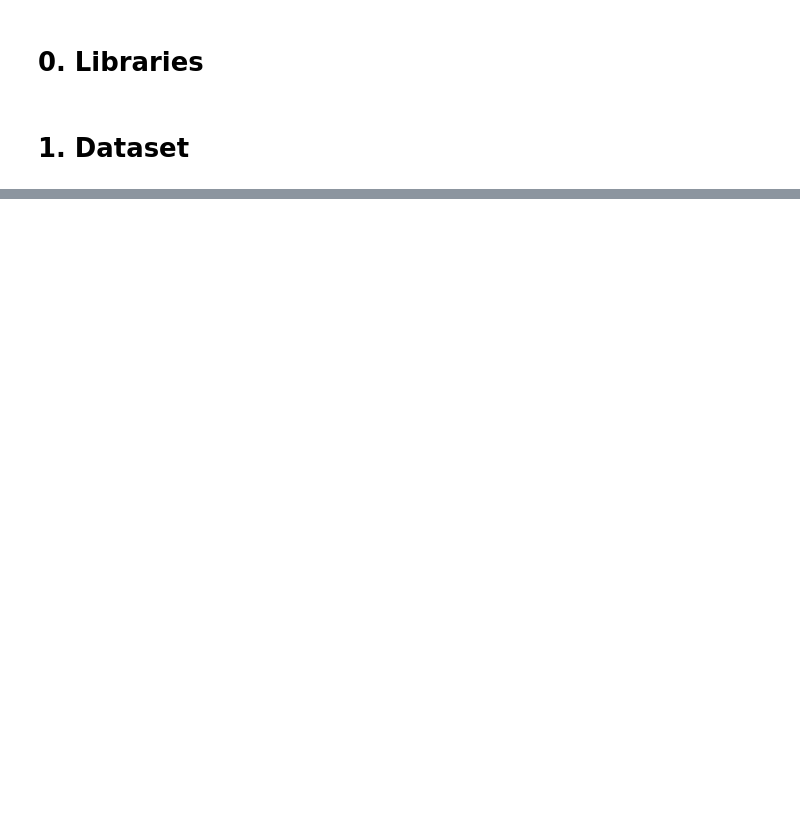
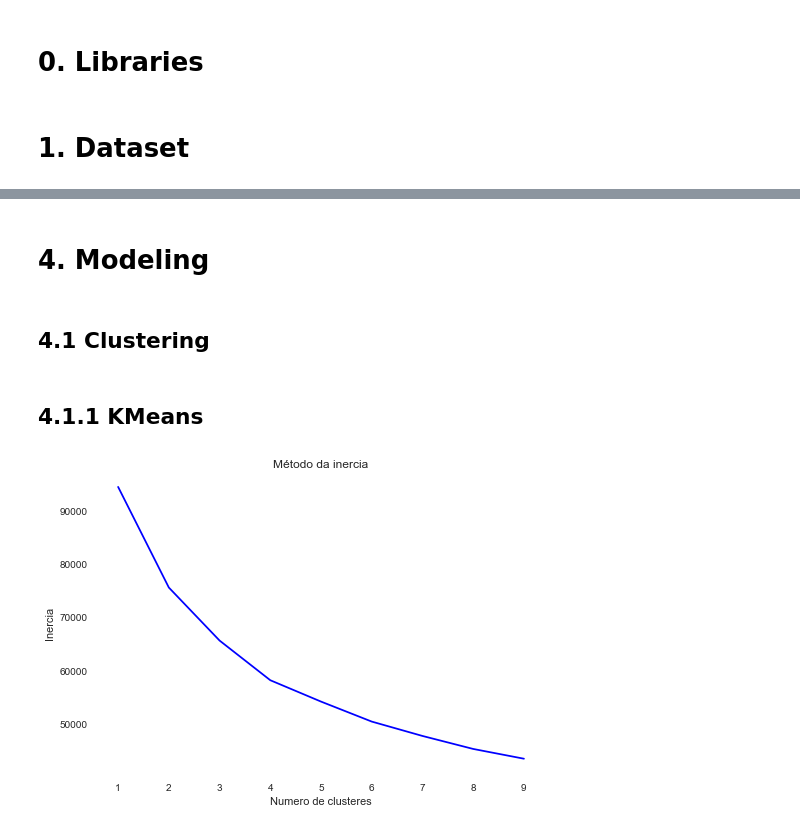
Before and after one commit to gfmattos/kaggle_creditcard, a Jupyter notebook: notebooks/credit_card.ipynb, the cells around one changed output, grey strips where cells are left out. Drawn from its saved outputs; the diff is of its cells as text; code cells hidden in the pictures; blank space fills up the shorter version.

Commit message:
Desenvolvimento
Análise inicial do problema e realização da clusterização e regressão

```diff
--- a/notebooks/credit_card.ipynb
+++ b/notebooks/credit_card.ipynb
@@ -24,0 +112,5 @@ profile
+# %%
+#Preencher os valores ausentes com o mínimo da coluna
+df['MINIMUM_PAYMENTS'].fillna(df['MINIMUM_PAYMENTS'].min(),inplace=True)
+df['CREDIT_LIMIT'].fillna(df['CREDIT_LIMIT'].min(),inplace=True)
+df.info()
@@ -24,0 +141,6 @@ profile
+# %%
+outliers_columns = ['BALANCE','PURCHASES','MINIMUM_PAYMENTS','PAYMENTS','CREDIT_LIMIT','PURCHASES_TRX','ONEOFF_PURCHASES','CASH_ADVANCE','CASH_ADVANCE_TRX']
+
+for i in outliers_columns:
+    limit = df[i].quantile(0.95)
+    df = df[df[i]<limit]
@@ -24,0 +172,9 @@ profile
+# %%
+df.drop('CUST_ID', axis=1, inplace=True)
+# %% [markdown]
+# **4. Modeling**
+# %%
+scaler = StandardScaler()
+df_scaled = scaler.fit_transform(df)
+# %% [markdown]
+## 4.1 Clustering
@@ -24,0 +186,16 @@ profile
+# %% [markdown]
+## 4.1.1 KMeans
+# %%
+inertia = []
+K = range(1, 10)
+for k in K:
+    km = KMeans(n_clusters=k).fit(df_scaled)
+    inertia.append(km.inertia_)
+
+plt.plot(K, inertia, 'bx-')
+plt.xlabel('Numero de clusteres')
+plt.ylabel('Inercia')
+plt.title('Método da inercia')
+plt.show()
+# %% [output]
+[figure, added]
```
Also changed, not shown: parts of 39 cells of this notebook, 1 other file.
